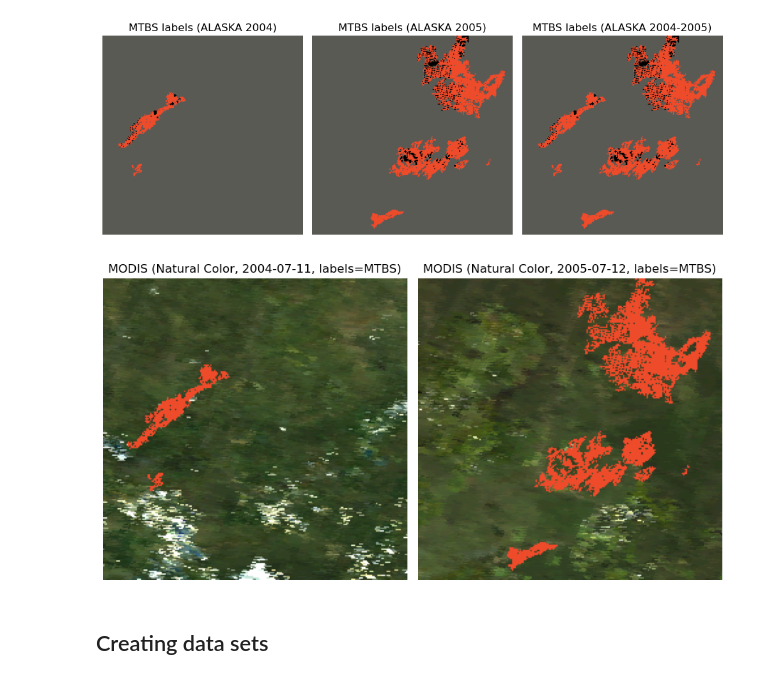
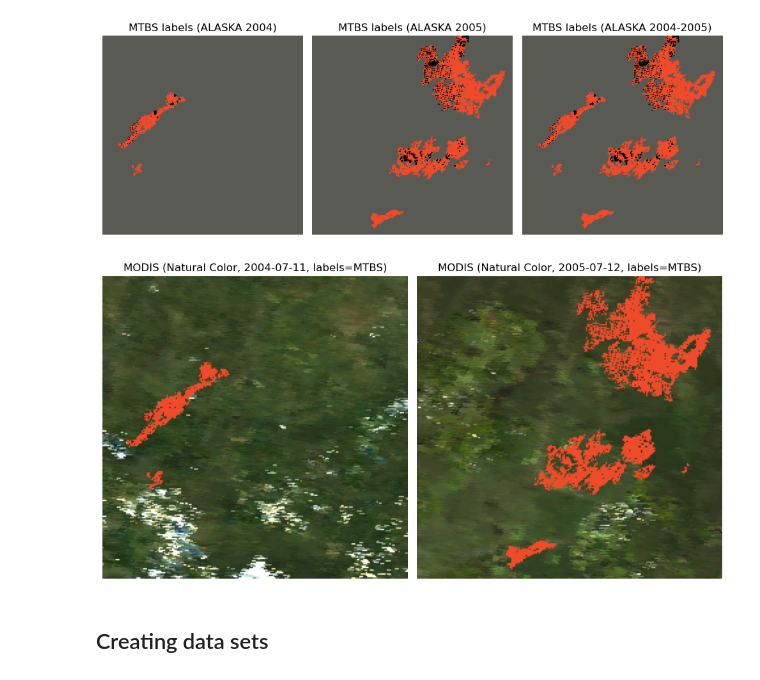
Before and after one commit to natural-hazards/wildfires, a Jupyter notebook: notebooks/pca_example.ipynb, the cells around one changed output. Drawn from its saved outputs; the diff is of its cells as text; code cells hidden in the pictures.

```diff
--- a/notebooks/pca_example.ipynb
+++ b/notebooks/pca_example.ipynb
@@ -138,7 +142,7 @@ fig, axes = plt.subplots(2, 2, figsize=(10, 9))
 
 for i, j in itertools.product(*[range(2)] * 2):
 
-    adapter_ts.satimg_view_opt = lst_view_opt[i * 2 + j]
+    adapter_ts.satimg_view_opt = lst_view_opt[2 * i + j]
     adapter_ts.showSatImage(IMG_ID, ax=axes[i][j], show=False)
 # %% [output]
 [figure]
@@ -163,17 +167,17 @@ adapter_ts.showFireLabels(
 # %%
 BRIGHTNESS_FACTORS=(7, 7)
 # %%
-fig, axes = plt.subplots(1, 2, figsize=(9, 9))
+fig, axes = plt.subplots(1, 2, figsize=(10, 10))
 
 adapter_ts.satimg_view_opt = SatImgViewOpt.NATURAL_COLOR
 adapter_ts.showSatImageWithFireLabels(
     id_img=24, brightness_factors=BRIGHTNESS_FACTORS, figsize=(3.5, 3.5), show=False, ax=axes[0]
 )
 adapter_ts.showSatImageWithFireLabels(
     id_img=70, brightness_factors=BRIGHTNESS_FACTORS,figsize=(3.5, 3.5), show=False, ax=axes[1]
 )
 # %% [output]
-[figure, old version]
+[figure, new version]
 # %% [markdown]
 ## Creating data sets
 # %%
```
Also changed, not shown: parts of 13 cells of this notebook, 4 other files.
